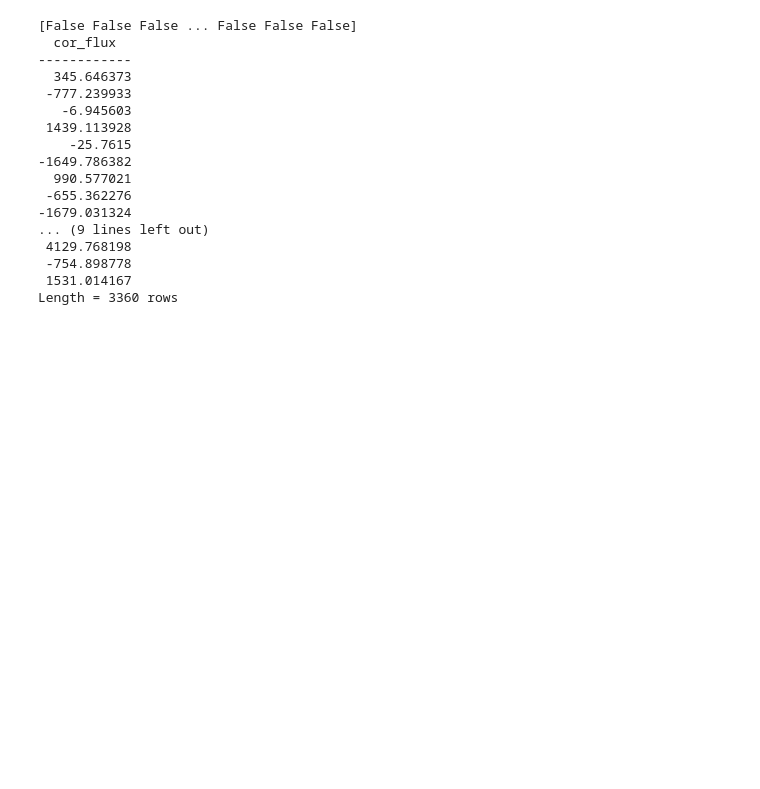
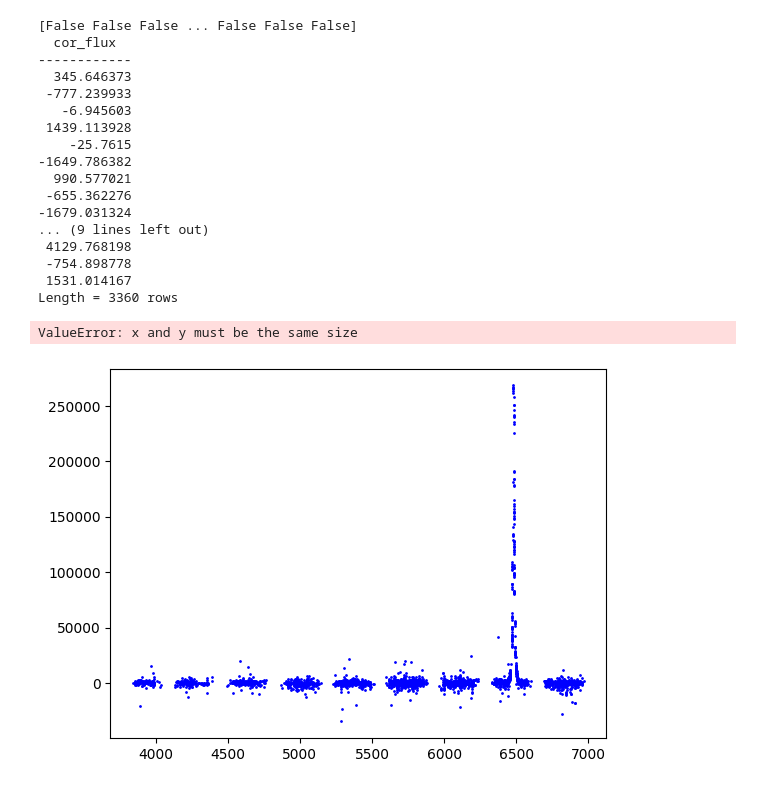
Before and after one commit to star-skelly/microlensing, a Jupyter notebook: mulens_ex.ipynb, the cells around one changed output. Saved outputs shown, nothing was run; the diff lists cells and outputs as text; code cells hidden in the pictures; blank space fills up the shorter version.

```diff
--- a/mulens_ex.ipynb
+++ b/mulens_ex.ipynb
@@ -98,3 +210,11 @@ print(curves[0]["cor_flux"])
  -754.898778
  1531.014167
 Length = 3360 rows
+# %%
+plt.scatter(curves[0]['HJD'], curves[0]["cor_flux"], s=1, color="blue")
+plt.scatter(curves[0]["HJD"], lc)
+plt.ylabel("Corrected Flux")
+plt.xlabel("Date (HJD)")
+# %% [output]
+ValueError: x and y must be the same size
+[figure, added]
```
Also changed, not shown: parts of 4 cells of this notebook, 3 other files.
